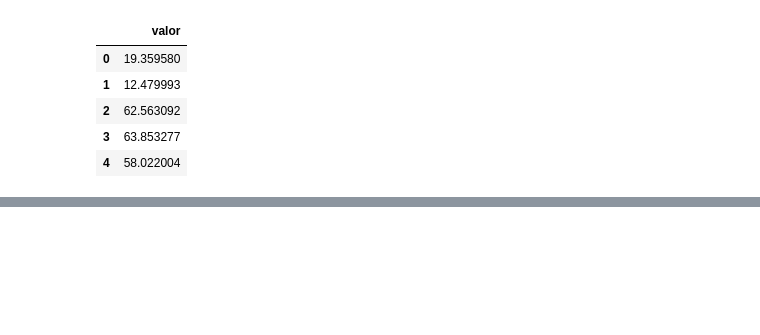
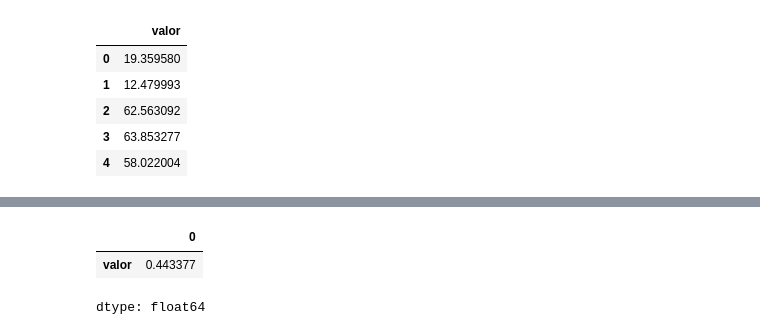
Before and after one commit to Dvargas-2001/Guia_Taller_1, a Jupyter notebook: notebook/estadistica_descriptiva.ipynb, the cells around one changed output, grey strips where cells are left out. Drawn from its saved outputs; the diff is of its cells as text; code cells hidden in the pictures; blank space fills up the shorter version.

```diff
--- a/notebook/estadistica_descriptiva.ipynb
+++ b/notebook/estadistica_descriptiva.ipynb
@@ -199,0 +123,7 @@ print(conclusion)
+# %%
+asimetria = df.skew(numeric_only=True)
+asimetria
+# %% [output]
+|  | 0 |
+| valor | 0.443377 |
+dtype: float64
```
Also changed, not shown: parts of 29 cells of this notebook.
